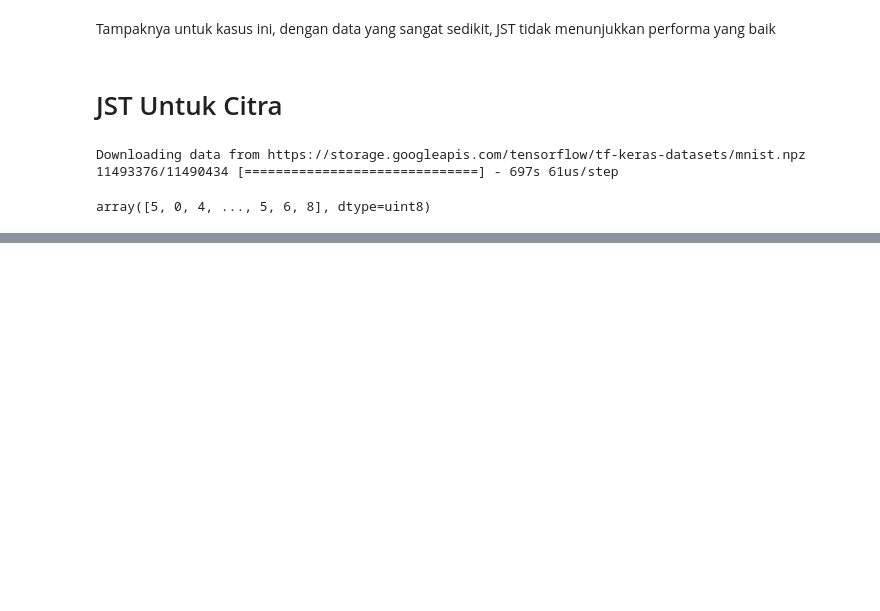
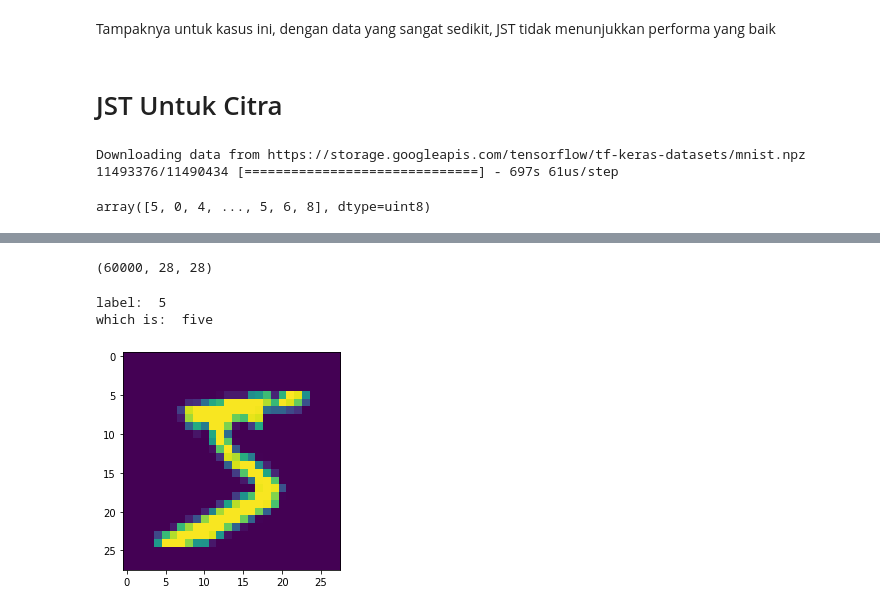
Before and after one commit to goFrendiAsgard/static-blog, a Jupyter notebook: content/notebooks/JaringanSyarafTiruan.ipynb, the cells around one changed output, grey strips where cells are left out. Cells and saved outputs as stored; diff of their text form; code cells hidden in the pictures; blank space fills up the shorter version.

```diff
--- a/content/notebooks/JaringanSyarafTiruan.ipynb
+++ b/content/notebooks/JaringanSyarafTiruan.ipynb
@@ -555,0 +580,18 @@ array([5, 0, 4, ..., 5, 6, 8], dtype=uint8)
+# %%
+train_images.shape
+# %% [output]
+(60000, 28, 28)
+# %%
+index = 0
+label = train_labels[index]
+image = train_images[index]
+
+print("label: ", label) # this is the first train_labels
+print("which is: ", class_names[label]) # use our pre-defined class_names to get textual representation of the label
+plt.figure()
+plt.imshow(image) # if you just want to see the matrix representation of the image, use `image` instead
+plt.show()
+# %% [output]
+label:  5
+which is:  five
+[figure, added]
```
Also changed, not shown: parts of 5 cells of this notebook, 7 other files.
